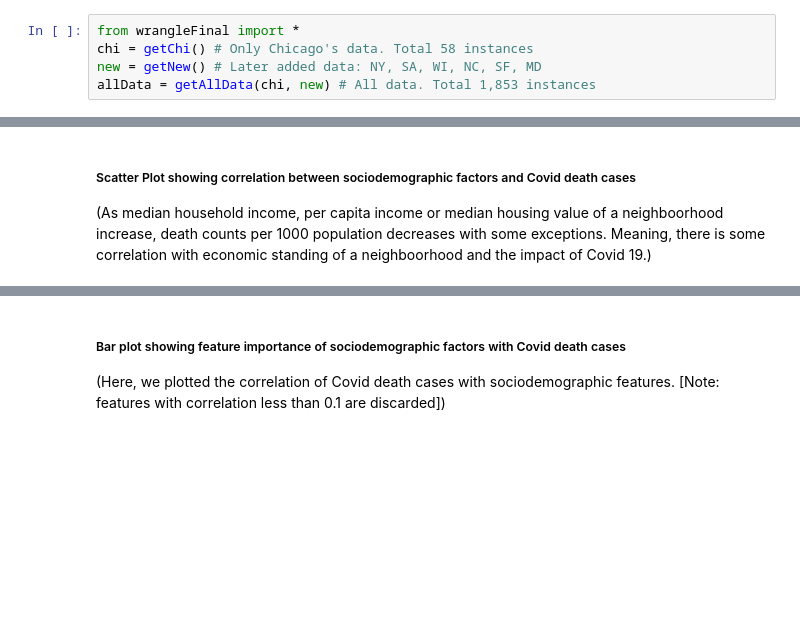
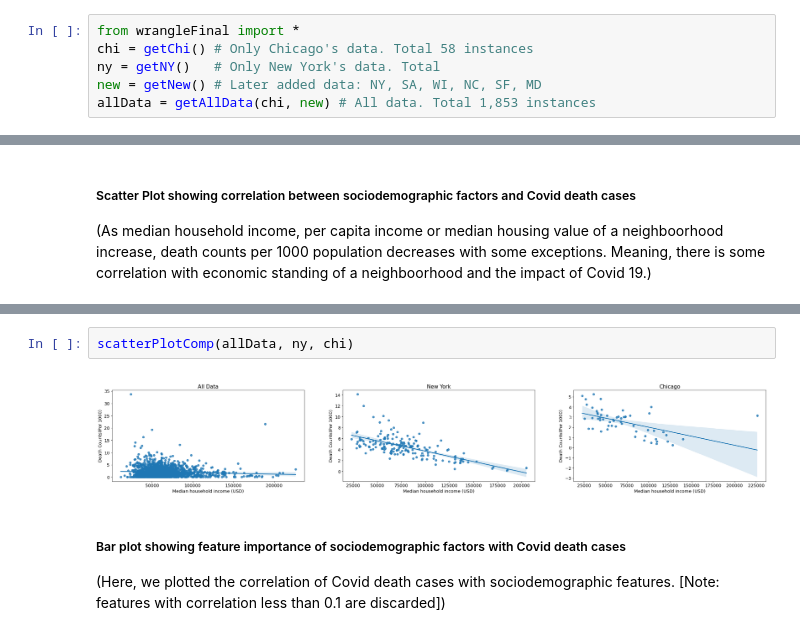
Before and after one commit to uic-cs418/modeling-the-pandemic, a Jupyter notebook: CS418_final_report.ipynb, the cells around one changed output, grey strips where cells are left out. Saved outputs shown, nothing was run; the diff lists cells and outputs as text; blank space fills up the shorter version.

```diff
--- a/CS418_final_report.ipynb
+++ b/CS418_final_report.ipynb
@@ -38,6 +39,7 @@ Data wrangling is done in wrangleFinal.py file. The following steps were perform
 # %%
 from wrangleFinal import *
 chi = getChi() # Only Chicago's data. Total 58 instances
+ny = getNY()   # Only New York's data. Total
 new = getNew() # Later added data: NY, SA, WI, NC, SF, MD
 allData = getAllData(chi, new) # All data. Total 1,853 instances
 # %% [markdown]
@@ -95,3 +113,7 @@ scatterPlot(chi)
+# %%
+scatterPlotComp(allData, ny, chi)
+# %% [output]
+[figure, added]
 # %% [markdown]
 ##### Bar plot showing feature importance of sociodemographic factors with Covid death cases
 (Here, we plotted the correlation of Covid death cases with sociodemographic features. [Note: features with correlation less than 0.1 are discarded])
```
Also changed, not shown: parts of 6 cells of this notebook, 3 other files.
